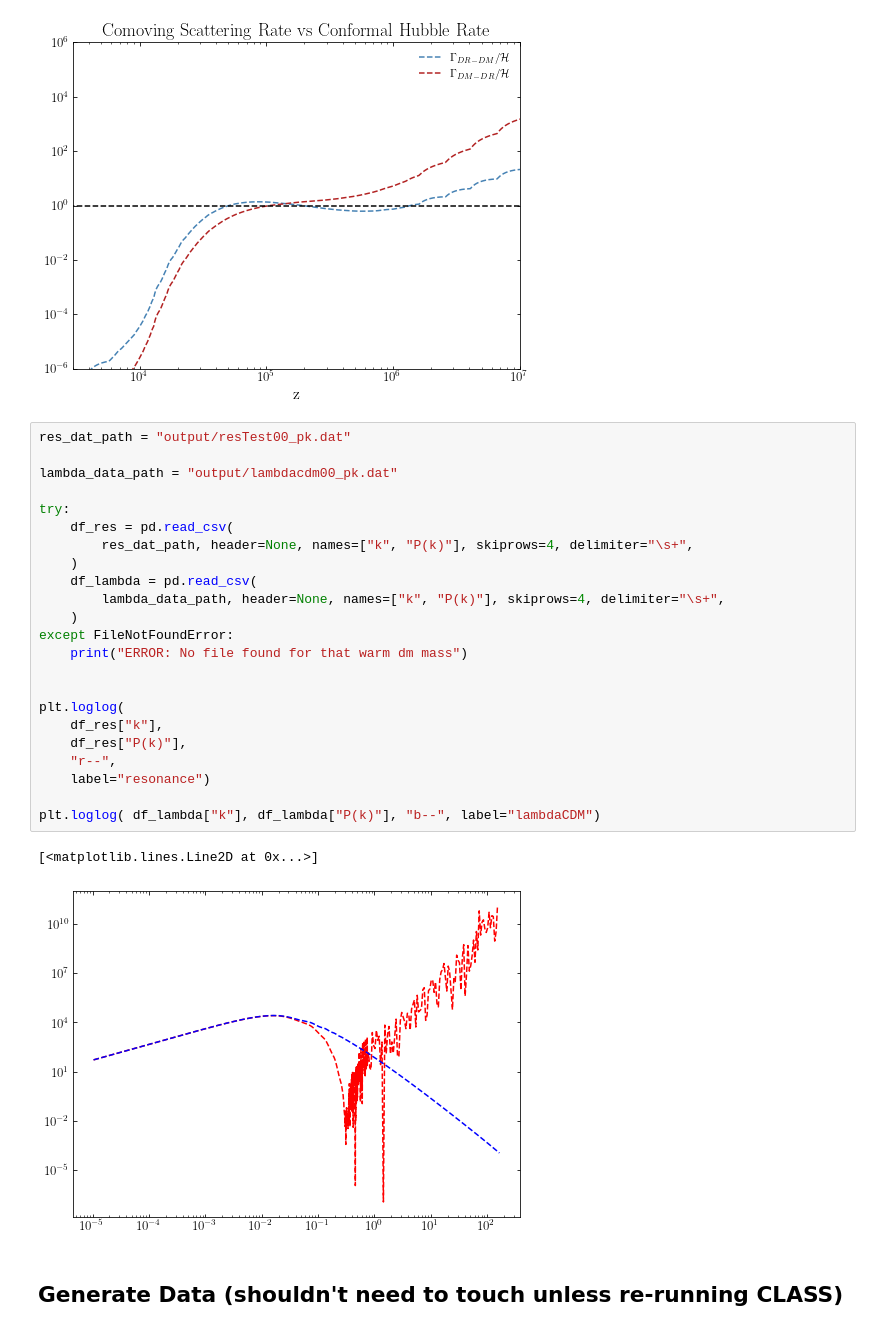
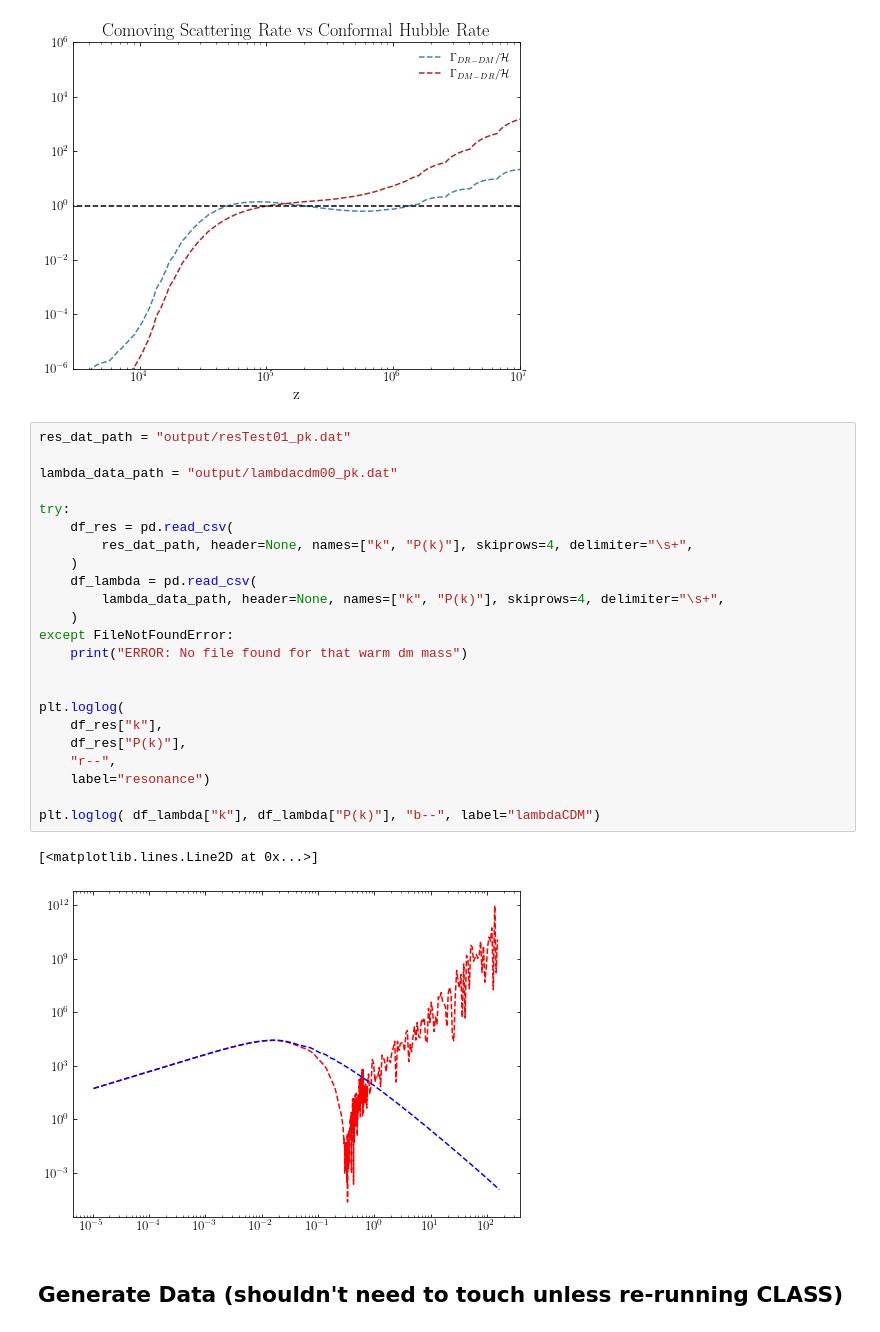
Before and after one commit to NolanSmyth/class_recoupling, a Jupyter notebook: res_recoupling.ipynb, the cells around one changed output. Saved outputs shown, nothing was run; the diff lists cells and outputs as text.

```diff
--- a/res_recoupling.ipynb
+++ b/res_recoupling.ipynb
@@ -131,31 +131,31 @@ plt.show()
 # %% [output]
 [figure]
 # %%
-res_dat_path = "output/resTest00_pk.dat"
+res_dat_path = "output/resTest01_pk.dat"
 
 lambda_data_path = "output/lambdacdm00_pk.dat"
 
 try:
     df_res = pd.read_csv(
         res_dat_path, header=None, names=["k", "P(k)"], skiprows=4, delimiter="\s+",
     )
     df_lambda = pd.read_csv(
         lambda_data_path, header=None, names=["k", "P(k)"], skiprows=4, delimiter="\s+",
     )
 except FileNotFoundError:
     print("ERROR: No file found for that warm dm mass")
 
 
 plt.loglog(
     df_res["k"],
     df_res["P(k)"],
     "r--",
     label="resonance")
 
 plt.loglog( df_lambda["k"], df_lambda["P(k)"], "b--", label="lambdaCDM")
 # %% [output]
 [<matplotlib.lines.Line2D at 0x...>]
-[figure, old version]
+[figure, new version]
 # %% [markdown]
 ## Generate Data (shouldn't need to touch unless re-running CLASS)
 # %%
```
Also changed, not shown: parts of 2 cells of this notebook, 2 other files.
